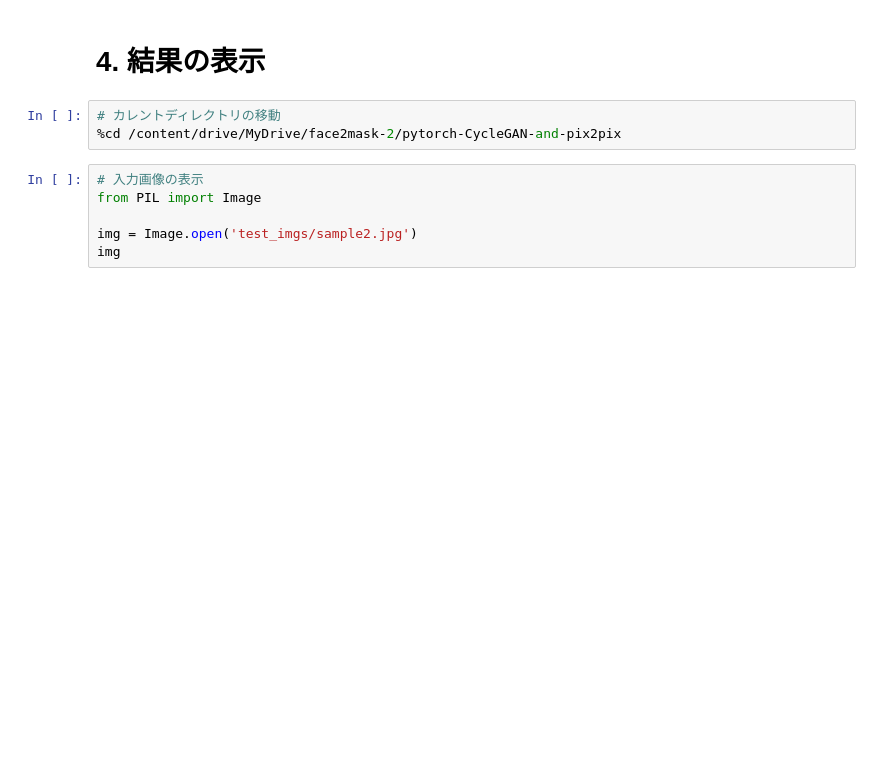
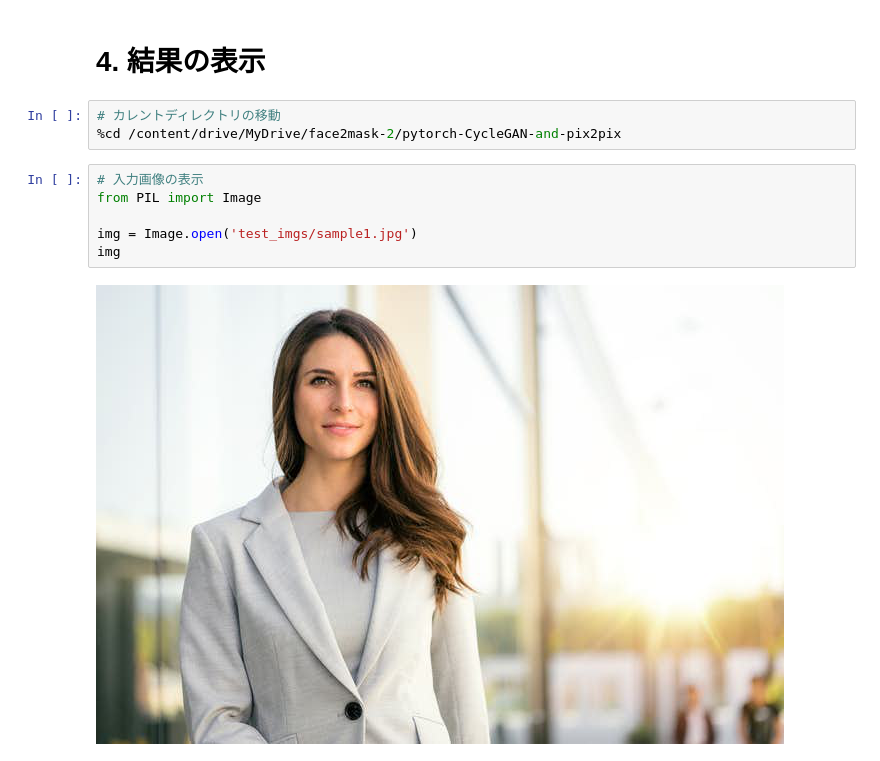
Before and after one commit to varus1234/face2mask-2, a Jupyter notebook: notebooks/test.ipynb, the cells around one changed output. Cells and saved outputs as stored; diff of their text form; blank space fills up the shorter version.

```diff
--- a/notebooks/test.ipynb
+++ b/notebooks/test.ipynb
@@ -77,9 +93,11 @@ urllib.request.urlretrieve(url, file_name)
 # %%
 # 入力画像の表示
 from PIL import Image
 
-img = Image.open('test_imgs/sample2.jpg')
+img = Image.open('test_imgs/sample1.jpg')
 img
+# %% [output]
+[figure, added]
 # %%
 # 検出された顔画像の表示
 from PIL import Image
```
Also changed, not shown: parts of 9 cells of this notebook, 6 other files.
